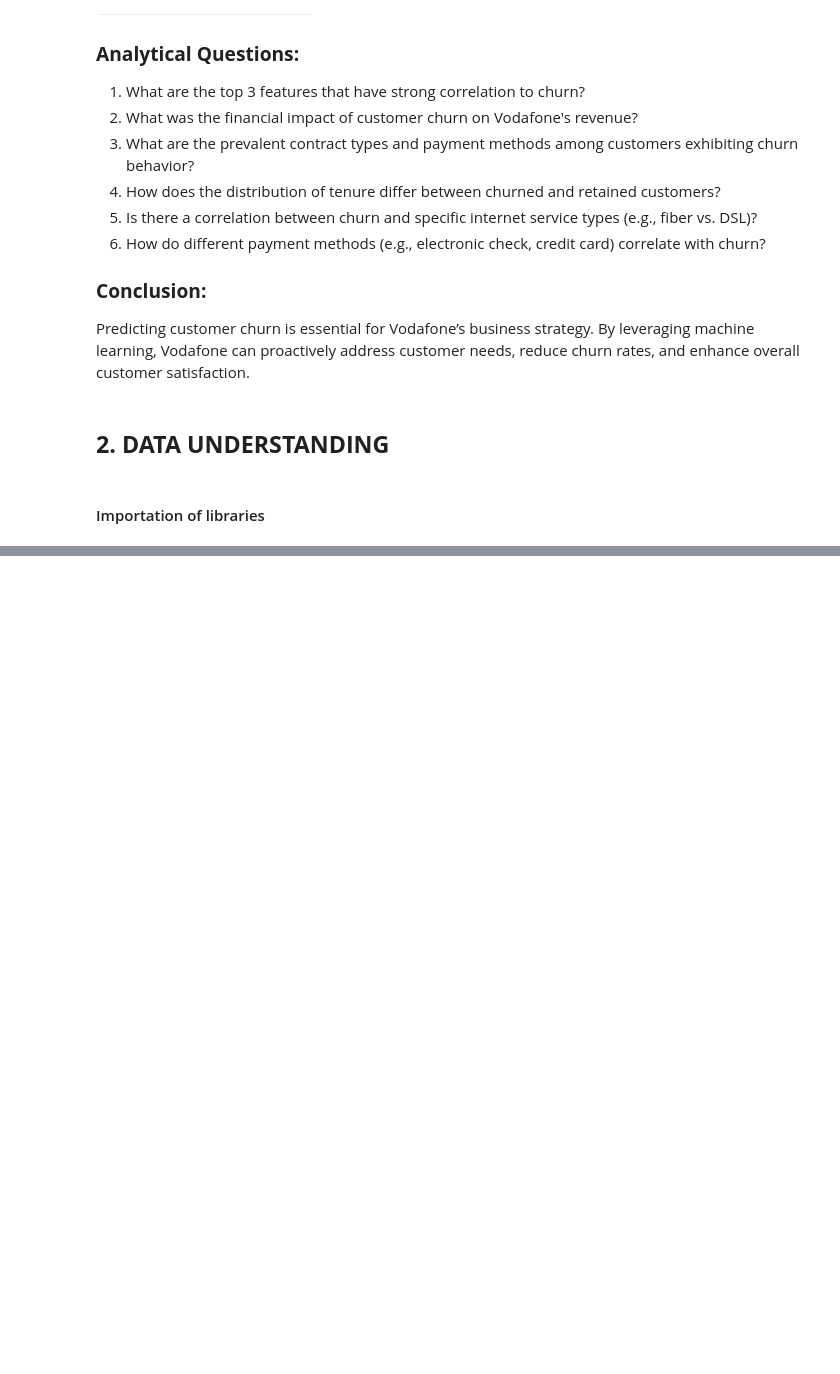
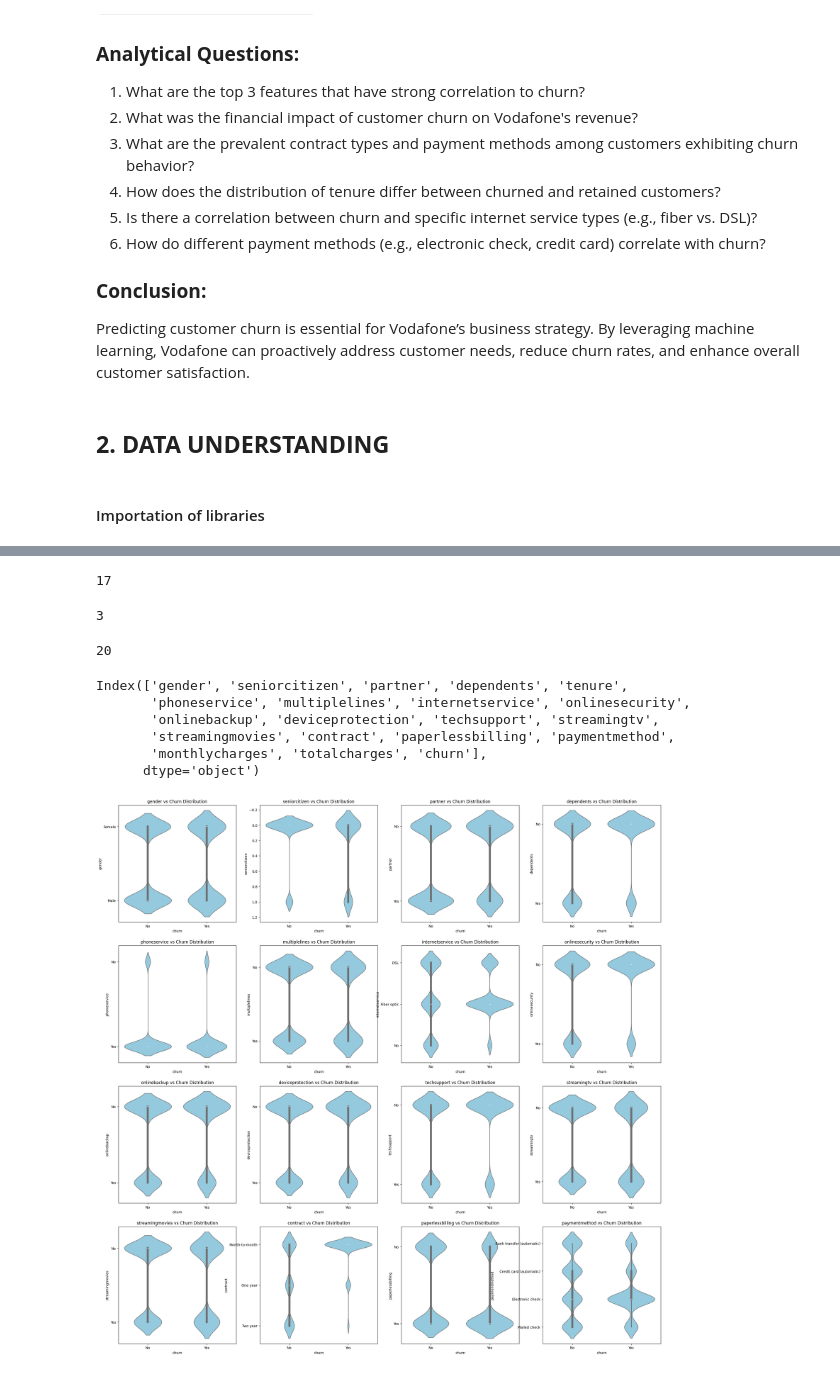
Before and after one commit to laaria-chris/Vodafone-Customer-Churn-Project, a Jupyter notebook: Notebook.ipynb, the cells around one changed output, grey strips where cells are left out. Saved outputs shown, nothing was run; the diff lists cells and outputs as text; code cells hidden in the pictures; blank space fills up the shorter version.

```diff
--- a/Notebook.ipynb
+++ b/Notebook.ipynb
@@ -105,0 +481,31 @@ from scipy import stats
+# %%
+len(categorical)
+# %% [output]
+17
+# %%
+len(numeric)
+# %% [output]
+3
+# %%
+len(data.columns)
+# %% [output]
+20
+# %%
+data.columns
+# %% [output]
+Index(['gender', 'seniorcitizen', 'partner', 'dependents', 'tenure',
+       'phoneservice', 'multiplelines', 'internetservice', 'onlinesecurity',
+       'onlinebackup', 'deviceprotection', 'techsupport', 'streamingtv',
+       'streamingmovies', 'contract', 'paperlessbilling', 'paymentmethod',
+       'monthlycharges', 'totalcharges', 'churn'],
+      dtype='object')
+# %%
+fig, axs = plt.subplots(nrows=round(len(categorical)/4),ncols=4,figsize=(28,28))
+#Loop through cateogircal columns
+for i, col in enumerate(categorical):
+    if col != 'churn':
+        plt.subplot(round(len(categorical)/4), 4, i+1)
+        sns.violinplot(data=data, x='churn', y=col, color='skyblue')
+        plt.title(f'{col} vs Churn Distribution')
+# %% [output]
+[figure, added]
```
Also changed, not shown: parts of 112 cells of this notebook.
